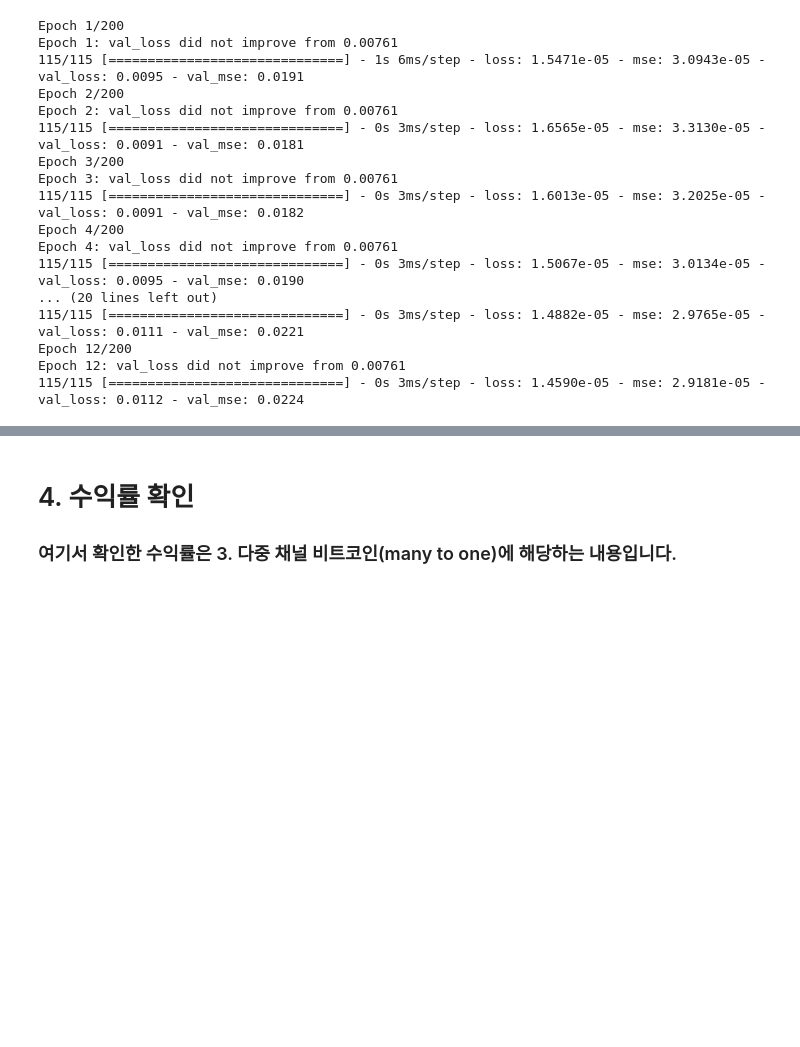
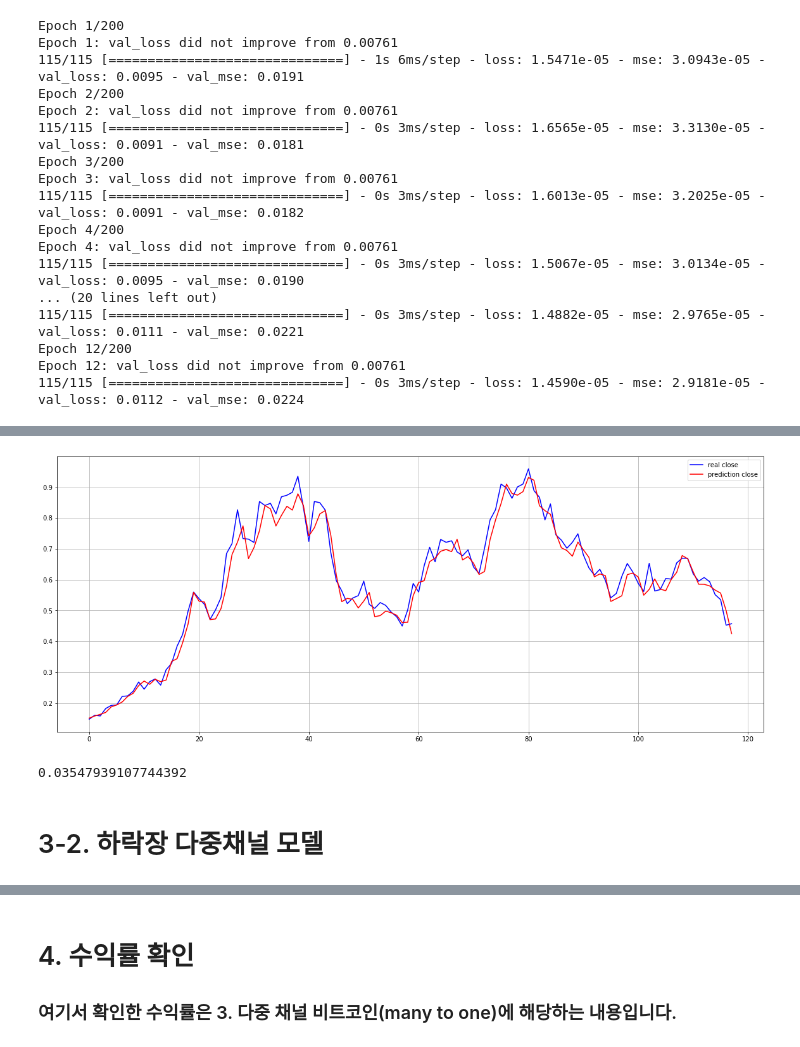
Before and after one commit to happysms/RuleBase-VS-TimeSeries-Algorithm, a Jupyter notebook: LSTM/LSTM_prototype.ipynb, the cells around one changed output, grey strips where cells are left out. Cells and saved outputs as stored; diff of their text form; code cells hidden in the pictures; blank space fills up the shorter version.

```diff
--- a/LSTM/LSTM_prototype.ipynb
+++ b/LSTM/LSTM_prototype.ipynb
@@ -532,0 +651,16 @@ Epoch 12: val_loss did not improve from 0.00761
+# %%
+# LSTM 모델 구축
+model = Sequential()
+model.add(LSTM(units=256,activation='tanh',input_shape=x_train[0].shape))
+model.add(Dropout(0.2))
+model.add(Dense(1))
+
+# Sequence 학습에 비교적 좋은 퍼포먼스를 내는 Huber()를 사용한다.
+loss = Huber()
+optimizer = Adam(0.0005)
+model.compile(loss=Huber(), optimizer=optimizer, metrics=['mse'])
+
+# earlystopping은 10번 epoch통안 val_loss 개선이 없다면 학습을 멈춘다.
+earlystopping = EarlyStopping(monitor='val_loss', patience=10)
+
+model.fit(x_train,y_train[:,3],epochs=100,batch_size=16,validation_split=0.3,callbacks=[earlystopping], verbose=1)
@@ -532,0 +686,28 @@ Epoch 12: val_loss did not improve from 0.00761
+# %%
+def plot_result(df):
+    plt.figure(figsize=(20, 8))
+    plt.plot(df.index, df['Close'].values, color='b', label='real close')
+    plt.plot(df.index, df['prediction_close'].values , color='r', label='prediction close')
+    plt.legend()
+    plt.grid(True)
+    plt.show()
+# %%
+pred = model.predict(x_test)
+# %%
+result_df = pd.DataFrame()
+result_df['Close'] = y_test[:,3]
+result_df['prediction_close'] = pred
+# %%
+plot_result(result_df)
+# %% [output]
+[figure, added]
+# %%
+from sklearn.metrics import mean_squared_error
+y=result_df['Close']
+y_pred=result_df['prediction_close']
+RMSE = mean_squared_error(y, y_pred)**0.5
+print(RMSE)
+# %% [output]
+0.03547939107744392
+# %% [markdown]
+# 3-2. 하락장 다중채널 모델
```
Also changed, not shown: parts of 53 cells of this notebook.
